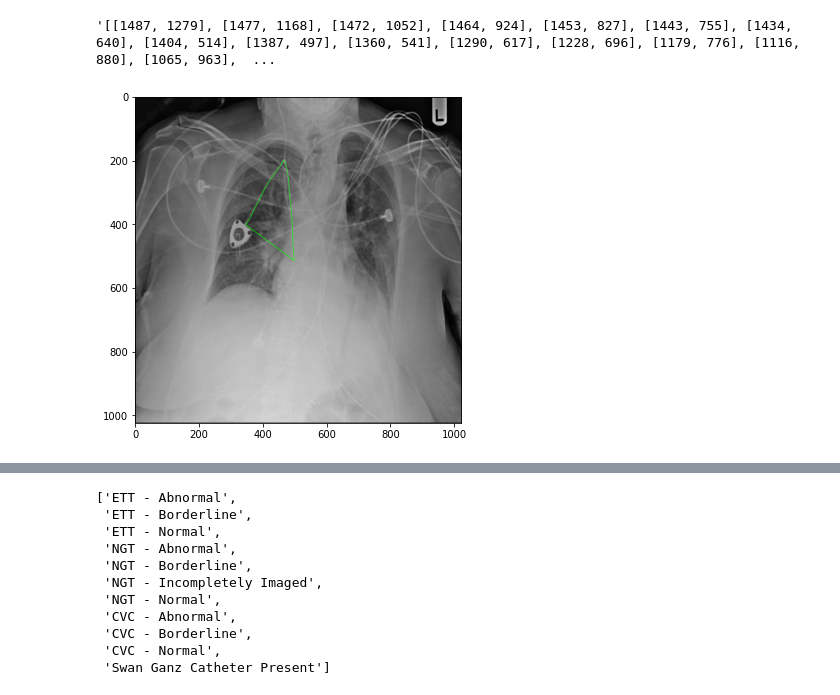
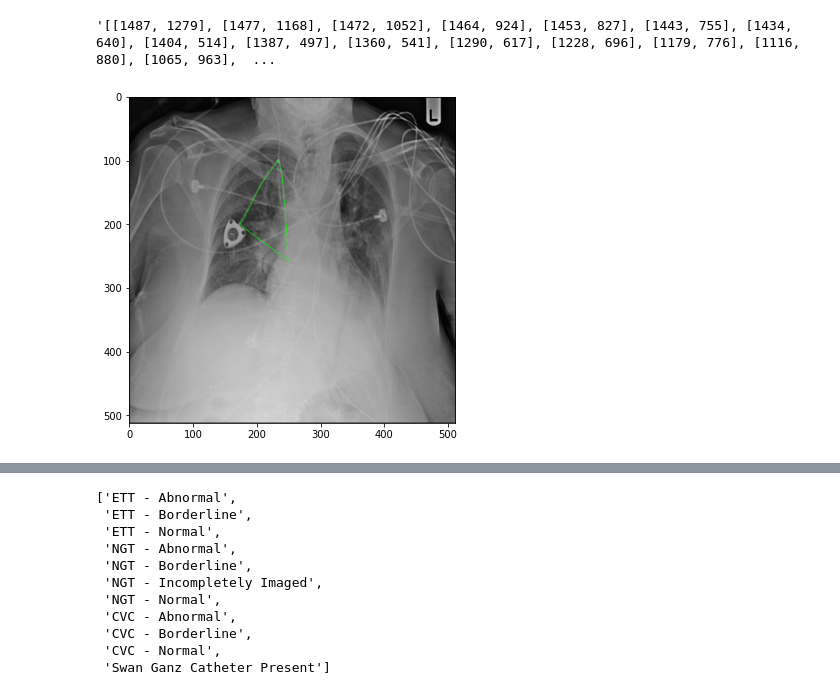
Before and after one commit to vijaykrishnay/Kaggle-RANZCR-CLiP, a Jupyter notebook: custom_architecture.ipynb, the cells around one changed output, grey strips where cells are left out. Drawn from its saved outputs; the diff is of its cells as text; code cells hidden in the pictures.

```diff
--- a/custom_architecture.ipynb
+++ b/custom_architecture.ipynb
@@ -75,9 +78,9 @@ def plot_img(df, i, annotate=False, resize_shape=None):
     plt.show()
     return img
 # %%
-_ = plot_img(df_train_ann, 0, annotate=True, resize_shape=(1024, 1024))
+_ = plot_img(df_train_ann, 0, annotate=True, resize_shape=(512, 512))
 # %% [output]
-[figure, old version]
+[figure, new version]
 # %%
 def get_img_size(fname):
     return cv2.imread(fname).shape
```
Also changed, not shown: parts of 7 cells of this notebook, 1 other file.
